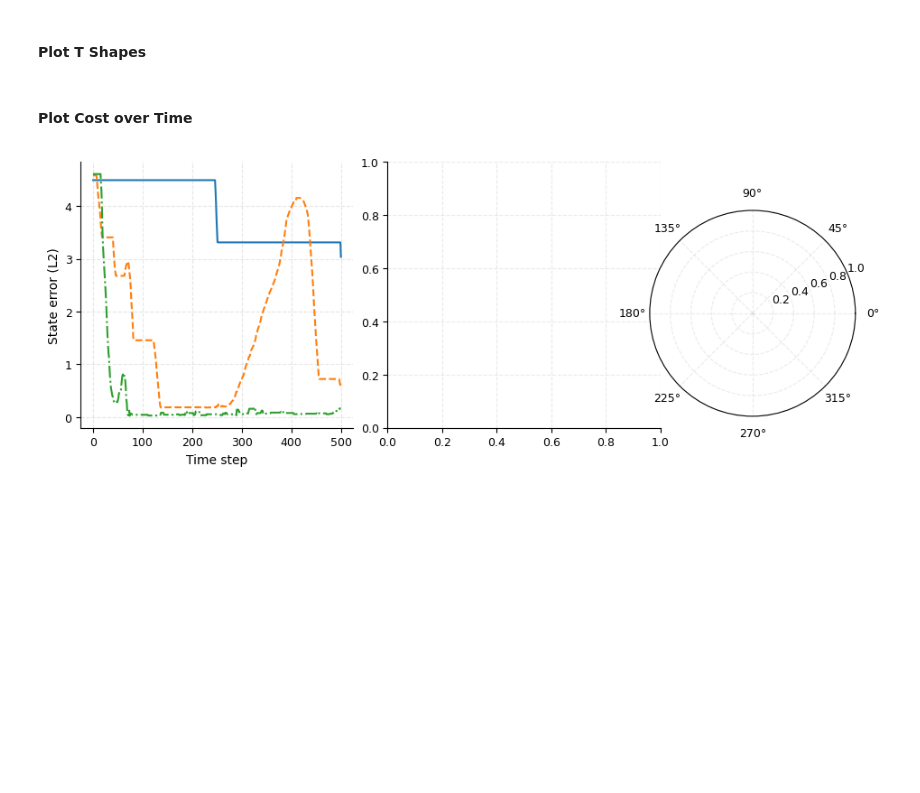
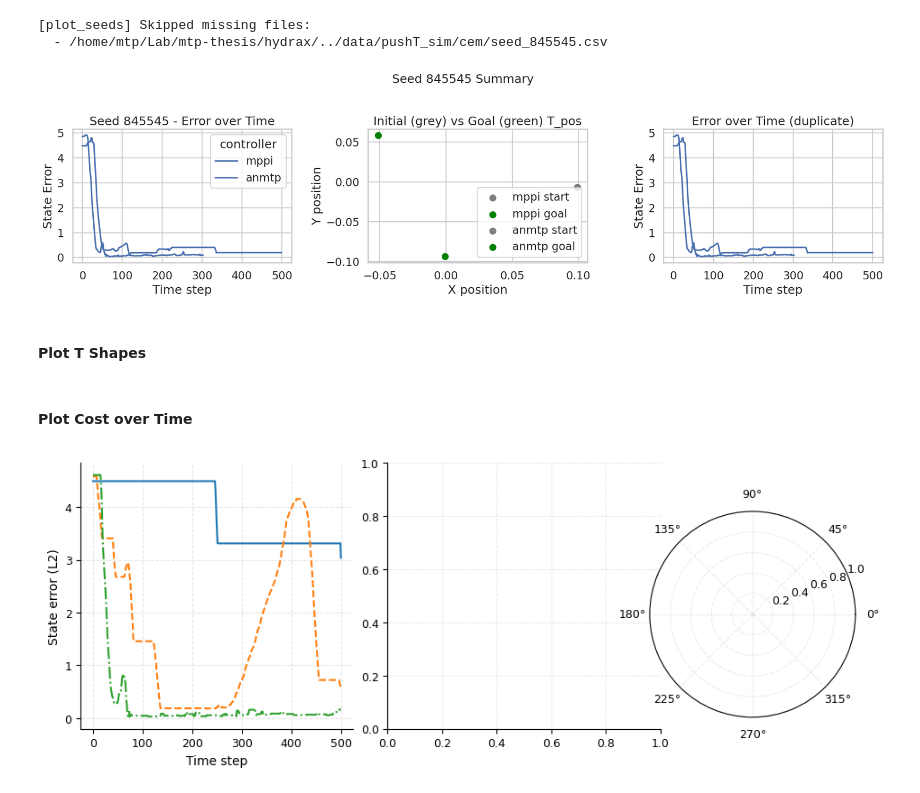
Before and after one commit to magnusdierking/mtp-thesis, a Jupyter notebook: experiments/pushT_sim/plot_experiments_sim.ipynb, the cells around one changed output. Saved outputs shown, nothing was run; the diff lists cells and outputs as text; code cells hidden in the pictures; blank space fills up the shorter version.

```diff
--- a/experiments/pushT_sim/plot_experiments_sim.ipynb
+++ b/experiments/pushT_sim/plot_experiments_sim.ipynb
@@ -44,6 +44,75 @@ def extract_values(path, seeds, controllers):
     if not seeds_present:
         raise FileNotFoundError("No seed data found. Check paths and filenames.")
     return data
+# %%
+import seaborn as sns
+import matplotlib.pyplot as plt
+import numpy as np
+import pandas as pd
+from pathlib import Path
+
+def plot_seed_data(data: dict):
+    """
+    Plot one figure per seed.
+    Each figure has 3 subplots (1 row, 3 columns):
+      1. Error over time (all controllers)
+      2. Initial vs goal T_pos (scatter)
+      3. Same as #1 (placeholder for future variation plot)
+    """
+    sns.set(style="whitegrid", context="talk")
+
+    for seed, controllers_data in data.items():
+        fig, axes = plt.subplots(1, 3, figsize=(18, 5))
+        ax_error1, ax_goal, ax_error2 = axes
+
+        # --- (1) & (3): Plot error over time for each controller ---
+        for controller, vals in controllers_data.items():
+            state_error = vals["state_error"]
+            time = np.arange(len(state_error))
+            df_plot = pd.DataFrame({
+                "time": time,
+                "error": state_error,
+                "controller": controller
+            })
+            sns.lineplot(data=df_plot, x="time", y="error", hue="controller", ax=ax_error1)
+            sns.lineplot(data=df_plot, x="time", y="error", hue="controller", ax=ax_error2, legend=False)
+
+        ax_error1.set_title(f"Seed {seed} - Error over Time")
+        ax_error1.set_xlabel("Time step")
+        ax_error1.set_ylabel("State Error")
+
+        ax_error2.set_title("Error over Time (duplicate)")
+        ax_error2.set_xlabel("Time step")
+        ax_error2.set_ylabel("State Error")
+
+        # --- (2): Plot T_pos start and goal ---
+        for controller, vals in controllers_data.items():
+            T_pos = vals["T_pos"]
+            if len(T_pos) == 0:
+                continue
+            start = T_pos[0, :3]
+            goal = T_pos[-1, :3]
+            ax_goal.scatter(*start[:2], color="grey", s=80, label=f"{controller} start")
+            ax_goal.scatter(*goal[:2], color="green", s=80, label=f"{controller} goal")
+
+        ax_goal.set_title("Initial (grey) vs Goal (green) T_pos")
+        ax_goal.set_xlabel("X position")
+        ax_goal.set_ylabel("Y position")
+        ax_goal.legend()
+
+        plt.suptitle(f"Seed {seed} Summary", fontsize=18)
+        plt.tight_layout(rect=[0, 0, 1, 0.96])
+        plt.show()
+
+path = get_data_path() / "pushT_sim"
+seeds = [845545]
+controllers = ["mppi", "cem", "anmtp"]
+data = extract_values(path, seeds, controllers)
+plot_seed_data(data)
+# %% [output]
+[plot_seeds] Skipped missing files:
+  - /home/mtp/Lab/mtp-thesis/hydrax/../data/pushT_sim/cem/seed_845545.csv
+[figure, added]
 # %% [markdown]
 #### Plot T Shapes
 # %%
```
Also changed, not shown: parts of 1 cell of this notebook, 2 other files.
